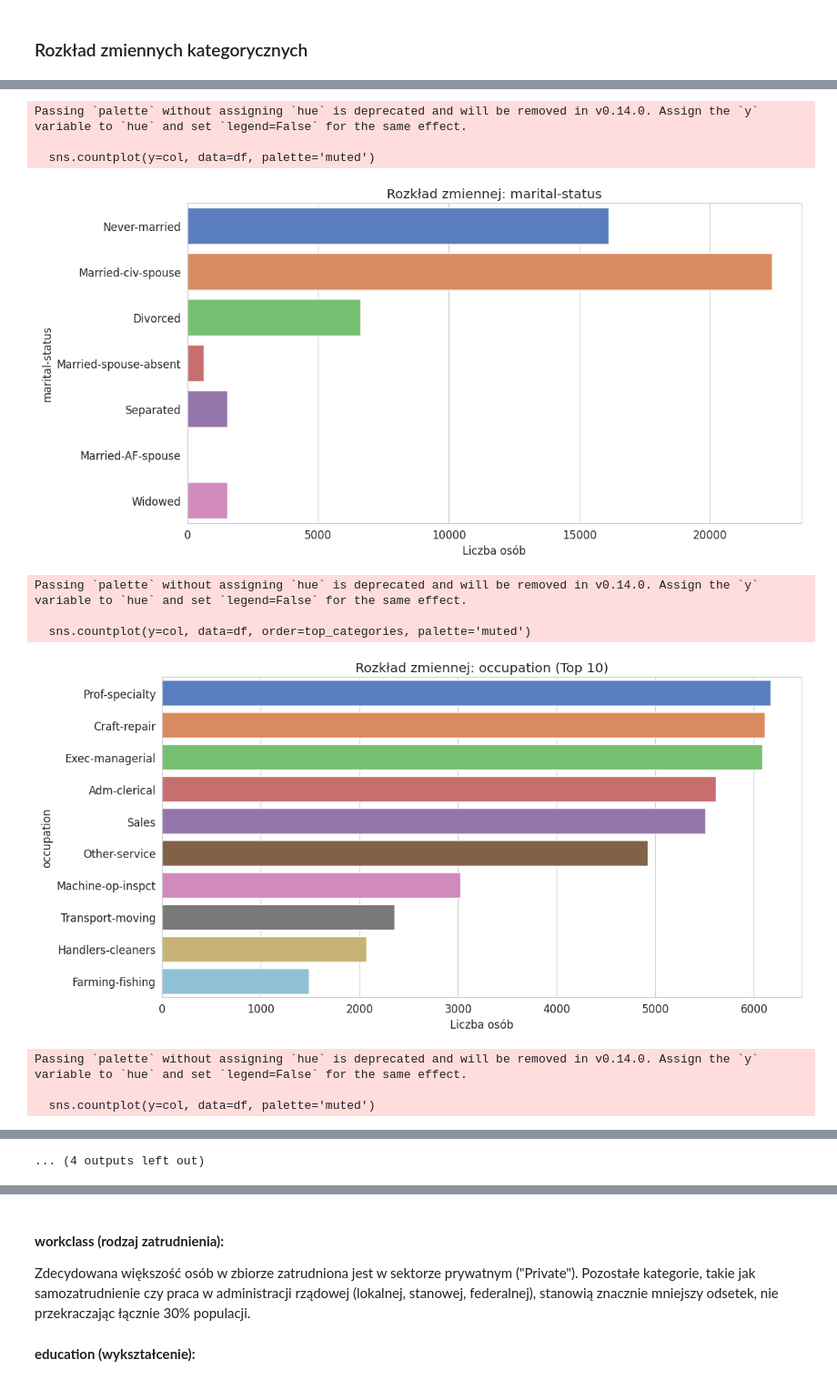
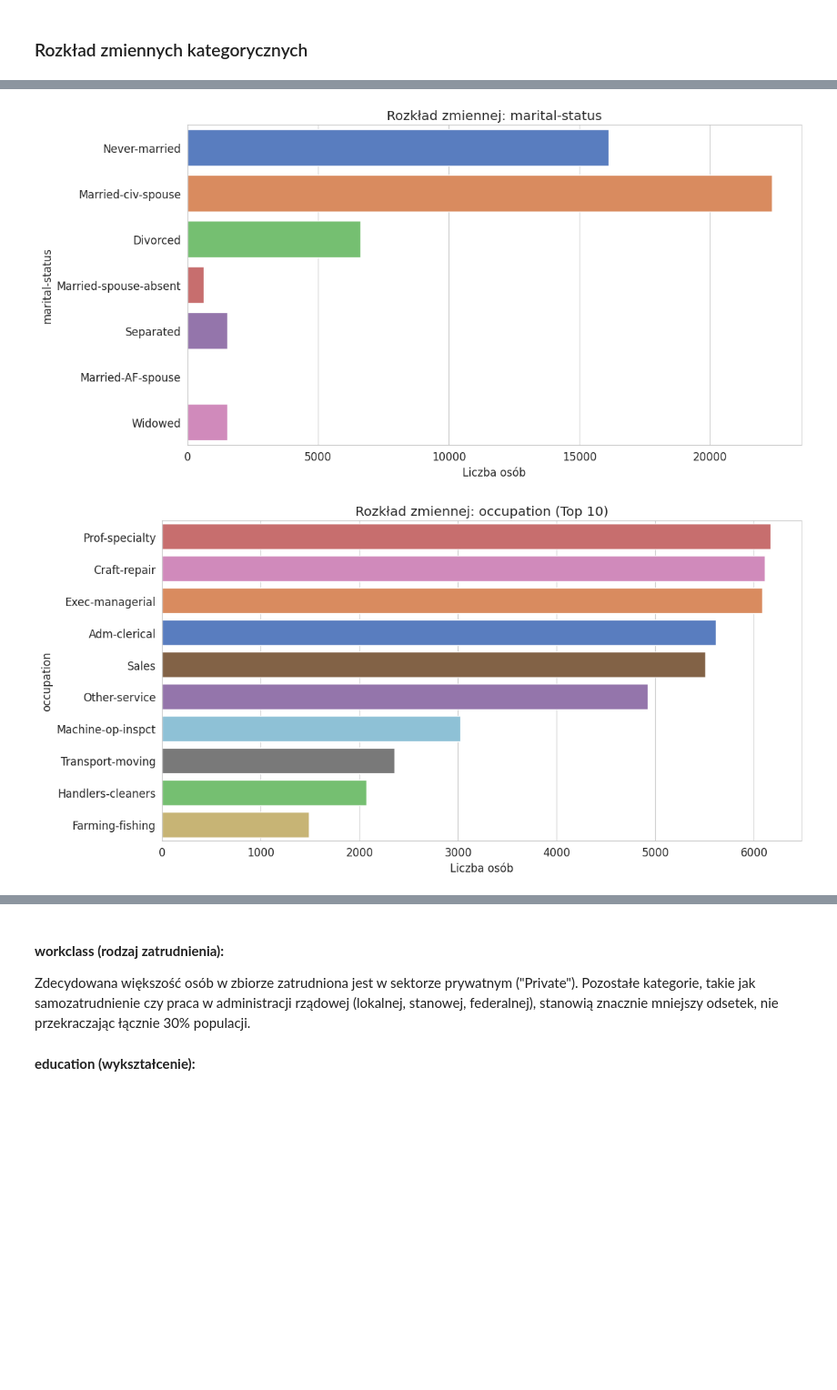
Before and after one commit to PogchampMuffin3/income-classification, a Jupyter notebook: income_classification.ipynb, the cells around one changed output, grey strips where cells are left out. Shown at 91% size. Cells and saved outputs as stored; diff of their text form; code cells hidden in the pictures; blank space fills up the shorter version.

```diff
--- a/income_classification.ipynb
+++ b/income_classification.ipynb
@@ -314,10 +311,10 @@ for col in categorical_vars:
     # Dla zmiennych z dużą liczbą kategorii (np. native-country) pokazujemy top 10
     if df[col].nunique() > 10:
         top_categories = df[col].value_counts().index[:10]
-        sns.countplot(y=col, data=df, order=top_categories, palette='muted')
+        sns.countplot(y=col, data=df, order=top_categories, palette='muted', hue=col, legend=False)
         plt.title(f'Rozkład zmiennej: {col} (Top 10)')
     else:
-        sns.countplot(y=col, data=df, palette='muted')
+        sns.countplot(y=col, data=df, palette='muted', hue=col, legend=False)
         plt.title(f'Rozkład zmiennej: {col}')
 
     plt.xlabel('Liczba osób')
@@ -336,12 +327,3 @@ Passing `palette` without assigning `hue` is deprecated and will be removed in v
-Passing `palette` without assigning `hue` is deprecated and will be removed in v0.14.0. Assign the `y` variable to `hue` and set `legend=False` for the same effect.
-
-  sns.countplot(y=col, data=df, palette='muted')
 [figure]
-Passing `palette` without assigning `hue` is deprecated and will be removed in v0.14.0. Assign the `y` variable to `hue` and set `legend=False` for the same effect.
-
-  sns.countplot(y=col, data=df, order=top_categories, palette='muted')
-[figure, old version]
+[figure, new version]
-Passing `palette` without assigning `hue` is deprecated and will be removed in v0.14.0. Assign the `y` variable to `hue` and set `legend=False` for the same effect.
-
-  sns.countplot(y=col, data=df, palette='muted')
 [figure]
@@ -351,2 +330 @@ Passing `palette` without assigning `hue` is deprecated and will be removed in v
 [figure]
-... (4 outputs left out)
```
Also changed, not shown: parts of 8 cells of this notebook.
